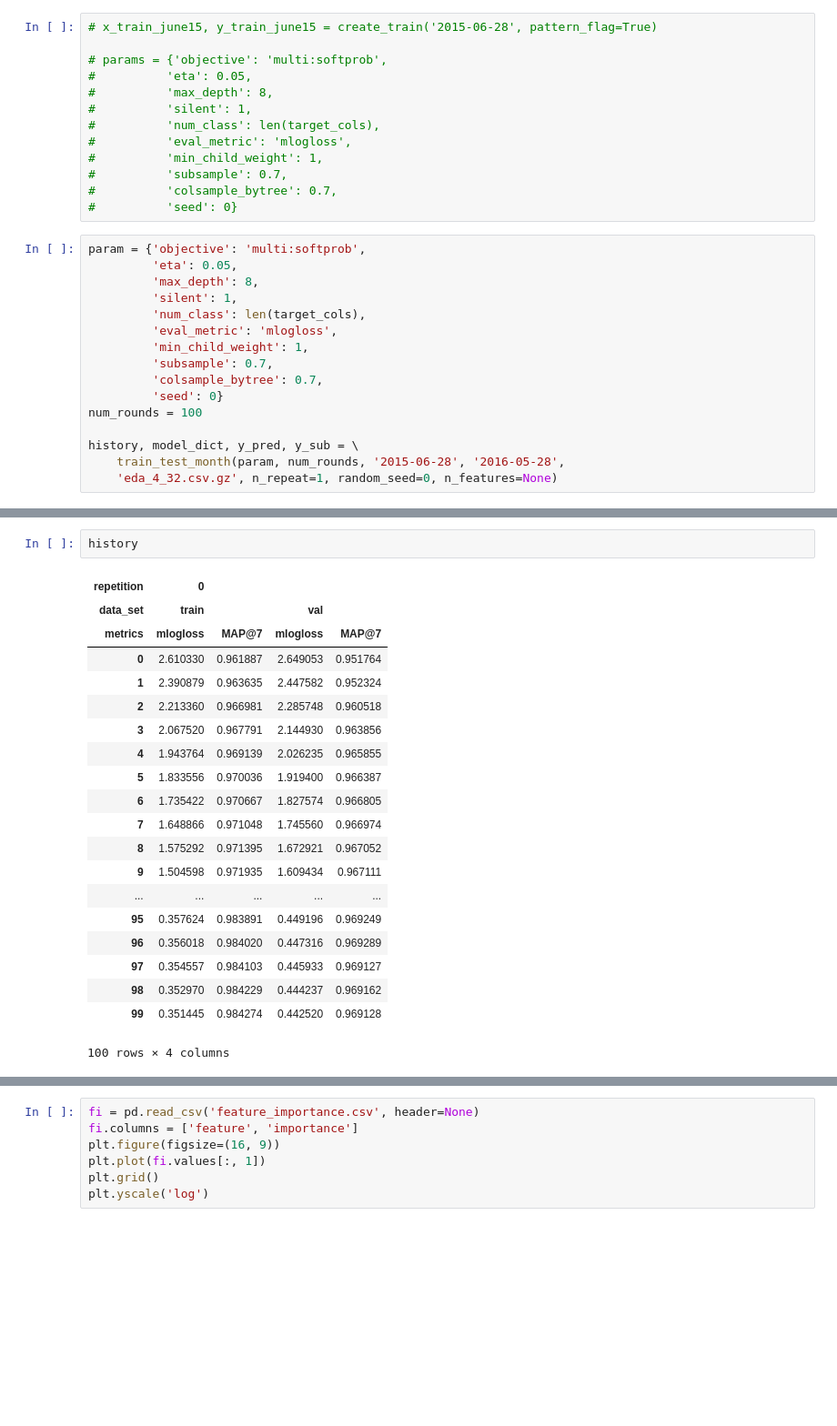
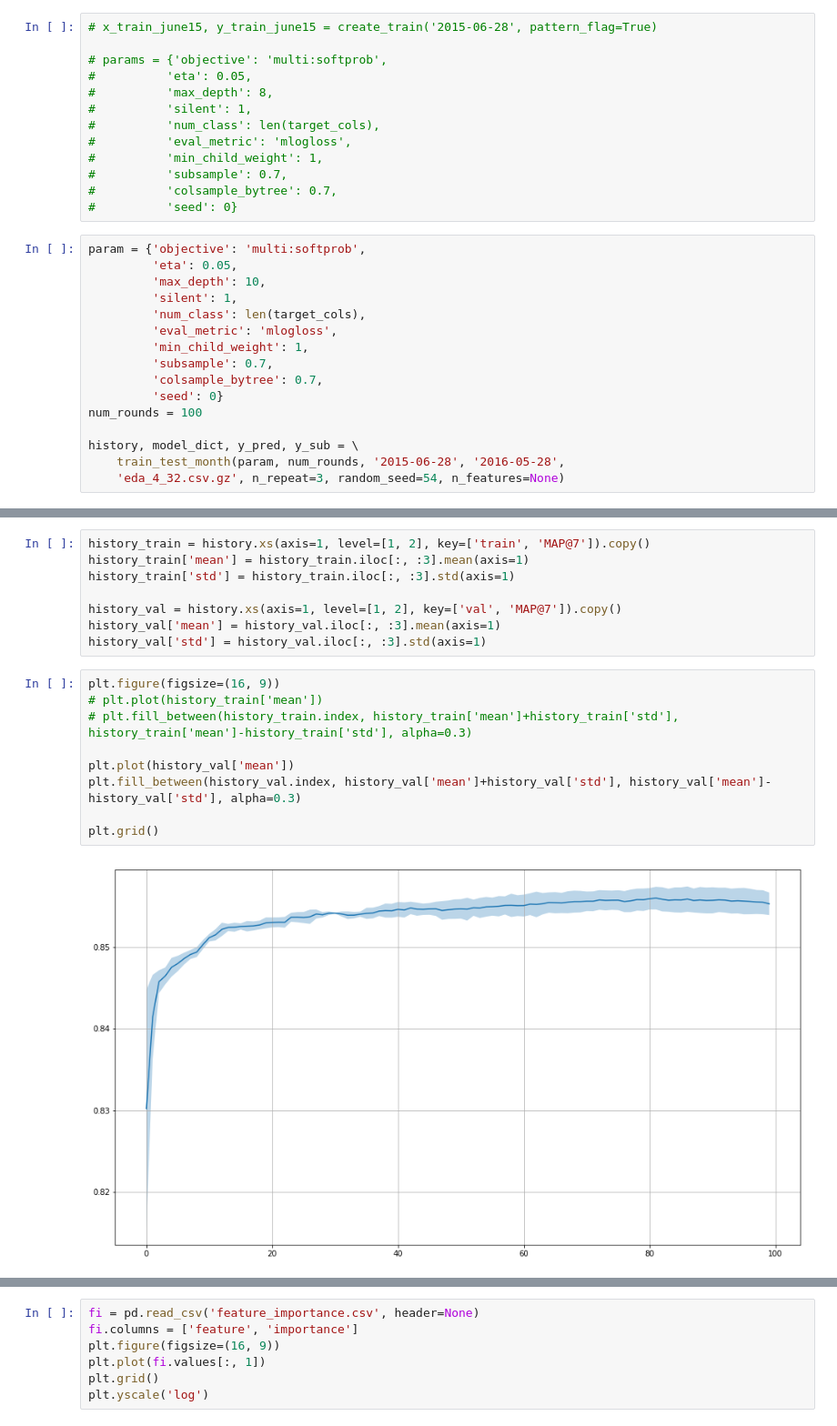
Before and after one commit to LiYan1988/santander-production-recommandation, a Jupyter notebook: notebooks/eda_4_32.ipynb, the cells around one changed output, grey strips where cells are left out. Shown at 91% size. Cells and saved outputs as stored; diff of their text form; blank space fills up the shorter version.

```diff
--- a/notebooks/eda_4_32.ipynb
+++ b/notebooks/eda_4_32.ipynb
@@ -23,7 +23,7 @@ from santander_helper import *
 # %%
 param = {'objective': 'multi:softprob',
          'eta': 0.05,
-         'max_depth': 8,
+         'max_depth': 10,
          'silent': 1,
          'num_class': len(target_cols),
          'eval_metric': 'mlogloss',
@@ -35,5 +35,5 @@ num_rounds = 100
 
 history, model_dict, y_pred, y_sub = \
     train_test_month(param, num_rounds, '2015-06-28', '2016-05-28',
-    'eda_4_32.csv.gz', n_repeat=1, random_seed=0, n_features=None)
+    'eda_4_32.csv.gz', n_repeat=3, random_seed=54, n_features=None)
 # %% [output]
@@ -56,24 +56,20 @@ Validate logloss = 0.44252, MAP@7 = 0.96913, time = 19.81 min
 --------------------------------------------------
-# %%
-history
-# %% [output]
-| repetition | 0 |  |  |  |
-| data_set | train |  | val |  |
-| metrics | mlogloss | MAP@7 | mlogloss | MAP@7 |
-| 0 | 2.610330 | 0.961887 | 2.649053 | 0.951764 |
-| 1 | 2.390879 | 0.963635 | 2.447582 | 0.952324 |
-| 2 | 2.213360 | 0.966981 | 2.285748 | 0.960518 |
-| 3 | 2.067520 | 0.967791 | 2.144930 | 0.963856 |
-| 4 | 1.943764 | 0.969139 | 2.026235 | 0.965855 |
-| 5 | 1.833556 | 0.970036 | 1.919400 | 0.966387 |
-| 6 | 1.735422 | 0.970667 | 1.827574 | 0.966805 |
-| 7 | 1.648866 | 0.971048 | 1.745560 | 0.966974 |
-| 8 | 1.575292 | 0.971395 | 1.672921 | 0.967052 |
-| 9 | 1.504598 | 0.971935 | 1.609434 | 0.967111 |
-| ... | ... | ... | ... | ... |
-| 95 | 0.357624 | 0.983891 | 0.449196 | 0.969249 |
-| 96 | 0.356018 | 0.984020 | 0.447316 | 0.969289 |
-| 97 | 0.354557 | 0.984103 | 0.445933 | 0.969127 |
-| 98 | 0.352970 | 0.984229 | 0.444237 | 0.969162 |
-| 99 | 0.351445 | 0.984274 | 0.442520 | 0.969128 |
-100 rows × 4 columns
+# %%
+history_train = history.xs(axis=1, level=[1, 2], key=['train', 'MAP@7']).copy()
+history_train['mean'] = history_train.iloc[:, :3].mean(axis=1)
+history_train['std'] = history_train.iloc[:, :3].std(axis=1)
+
+history_val = history.xs(axis=1, level=[1, 2], key=['val', 'MAP@7']).copy()
+history_val['mean'] = history_val.iloc[:, :3].mean(axis=1)
+history_val['std'] = history_val.iloc[:, :3].std(axis=1)
+# %%
+plt.figure(figsize=(16, 9))
+# plt.plot(history_train['mean'])
+# plt.fill_between(history_train.index, history_train['mean']+history_train['std'], history_train['mean']-history_train['std'], alpha=0.3)
+
+plt.plot(history_val['mean'])
+plt.fill_between(history_val.index, history_val['mean']+history_val['std'], history_val['mean']-history_val['std'], alpha=0.3)
+
+plt.grid()
+# %% [output]
+[figure, added]
```
Also changed, not shown: parts of 4 cells of this notebook, 2 other files.
